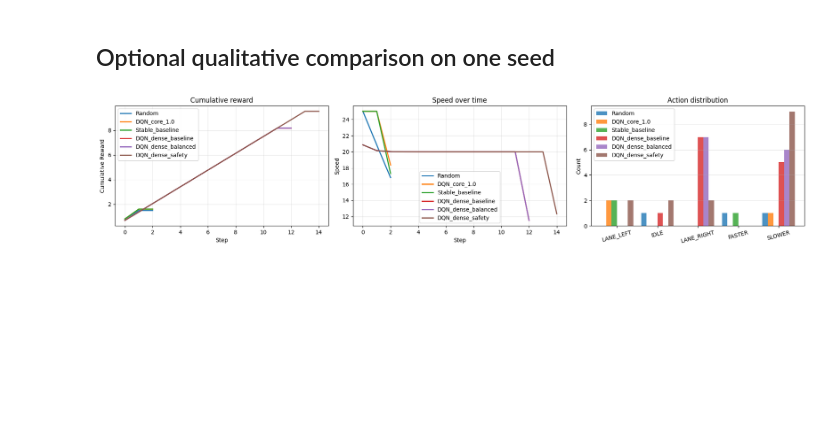
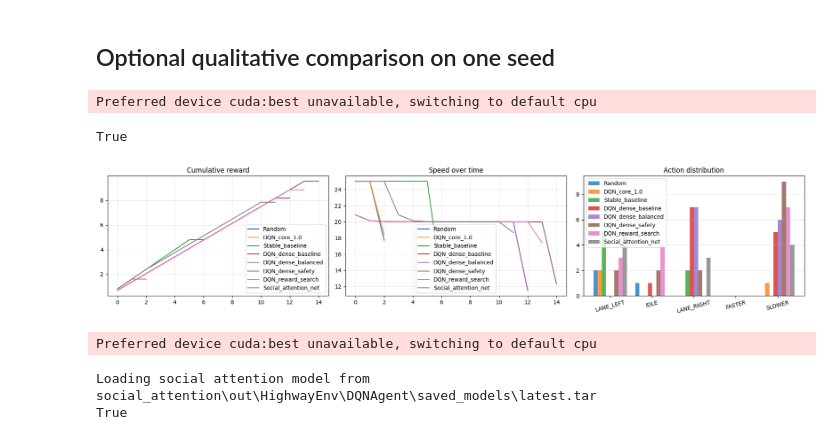
Before and after one commit to arfiblouisa/Reinforcement_learning_highway, a Jupyter notebook: extension_task/compare_models_dense_extension_full.ipynb, the cells around one changed output. Saved outputs shown, nothing was run; the diff lists cells and outputs as text; code cells hidden in the pictures; blank space fills up the shorter version.

Commit message:
Add videos for comparison of models + modify code to include reward search and social attention models in comparisons

```diff
--- a/extension_task/compare_models_dense_extension_full.ipynb
+++ b/extension_task/compare_models_dense_extension_full.ipynb
@@ -713,6 +710,25 @@ def compare_agents(get_actions, agent_names, config, seed, n_actions, action_lab
     episodes_data = []
 
     for get_action in get_actions:
+        print(get_action)
+        if get_action==make_social_attention_net_policy(SOCIAL_ATTENTION_PATH):
+            config={
+            **config,
+            "observation": {
+                "type": "Kinematics",
+                "vehicles_count": 15,
+                "features": [
+                    "presence",
+                    "x",
+                    "y",
+                    "vx",
+                    "vy",
+                    "cos_h",
+                    "sin_h"
+                ],
+                "absolute": False
+                }
+            }
         env = make_env(config)
         state, _ = env.reset(seed=seed)
 
@@ -783,31 +900,25 @@ def compare_agents(get_actions, agent_names, config, seed, n_actions, action_lab
 # %%
 SEED_FOR_VIS = 50
 
-policies_for_vis = [
-    make_random_policy(),
-    make_custom_policy(CORE_DQN_CHECKPOINT),
-    make_sb_policy(STABLE_BASELINE_PATH),
-    make_custom_policy(DENSE_BASELINE_CHECKPOINT),
-    make_custom_policy(DENSE_BALANCED_CHECKPOINT),
-    make_custom_policy(DENSE_SAFETY_CHECKPOINT),
-]
-
-names_for_vis = [
-    "Random",
-    "DQN_core_1.0",
-    "Stable_baseline",
-    "DQN_dense_baseline",
-    "DQN_dense_balanced",
-    "DQN_dense_safety",
+agents_for_vis = [
+    ("Random", make_random_policy()),
+    ("DQN_core_1.0", make_custom_policy(CORE_DQN_CHECKPOINT)),
+    ("Stable_baseline", make_sb_policy(STABLE_BASELINE_PATH)),
+    ("DQN_dense_baseline", make_custom_policy(DENSE_BASELINE_CHECKPOINT)),
+    ("DQN_dense_balanced", make_custom_policy(DENSE_BALANCED_CHECKPOINT)),
+    ("DQN_dense_safety", make_custom_policy(DENSE_SAFETY_CHECKPOINT)),
+    ("DQN_reward_search", make_custom_policy(REWARD_SEARCH_CHECKPOINT)),
+    ("Social_attention_net", make_social_attention_net_policy(SOCIAL_ATTENTION_PATH)),
 ]
 
 compare_agents(
-    get_actions=policies_for_vis,
-    agent_names=names_for_vis,
+    agents=agents_for_vis,
     config=EVAL_CONFIG,
     seed=SEED_FOR_VIS,
     n_actions=N_ACTIONS,
     action_labels=ACTION_LABELS,
 )
 # %% [output]
+Preferred device cuda:best unavailable, switching to default cpu
+True
-[figure, old version]
+[figure, new version]
@@ -813,0 +966,17 @@ compare_agents(
+# %%
+spec={
+        "model": "Social_attention_net",
+        "reward_profile": "balanced",
+        "train_density": 2.0,
+        "policy_type": "social_attention",
+        "checkpoint_path": SOCIAL_ATTENTION_PATH,
+        "sb_model_path": None,
+        "train_config": DENSE_BALANCED_CONFIG,
+        "notes": "Double DQN with social attention net architecture trained on dense reward",
+    }
+
+run_episode(EVAL_CONFIG_SOCIAL_ATTENTION, seed=50, spec=spec, video_folder="videos")
+# %% [output]
+Preferred device cuda:best unavailable, switching to default cpu
+Loading social attention model from social_attention\out\HighwayEnv\DQNAgent\saved_models\latest.tar
+True
```
Also changed, not shown: parts of 16 cells of this notebook, 12 other files.
